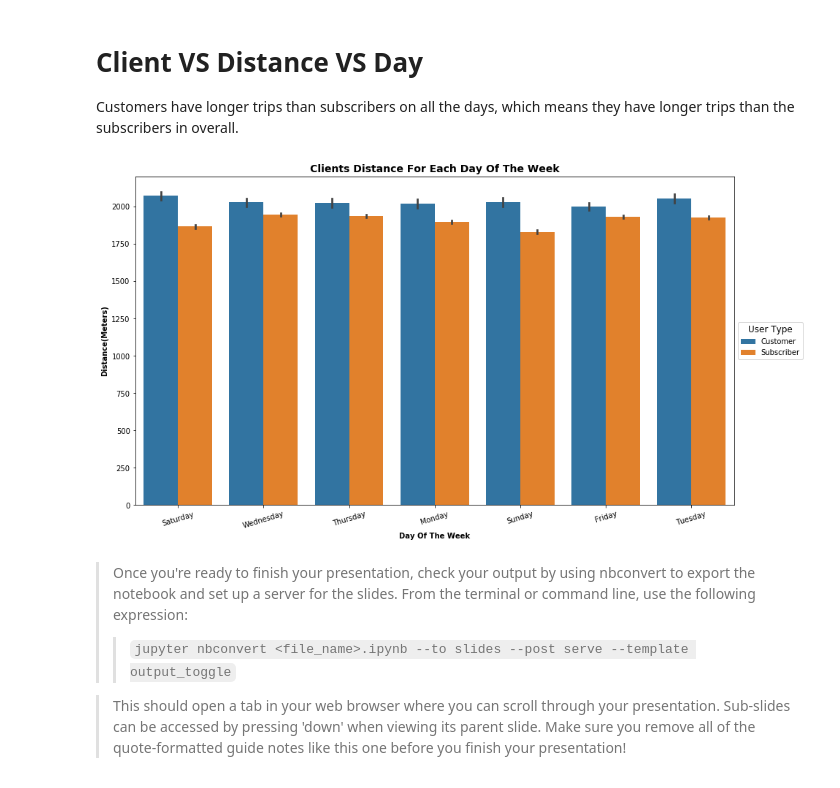
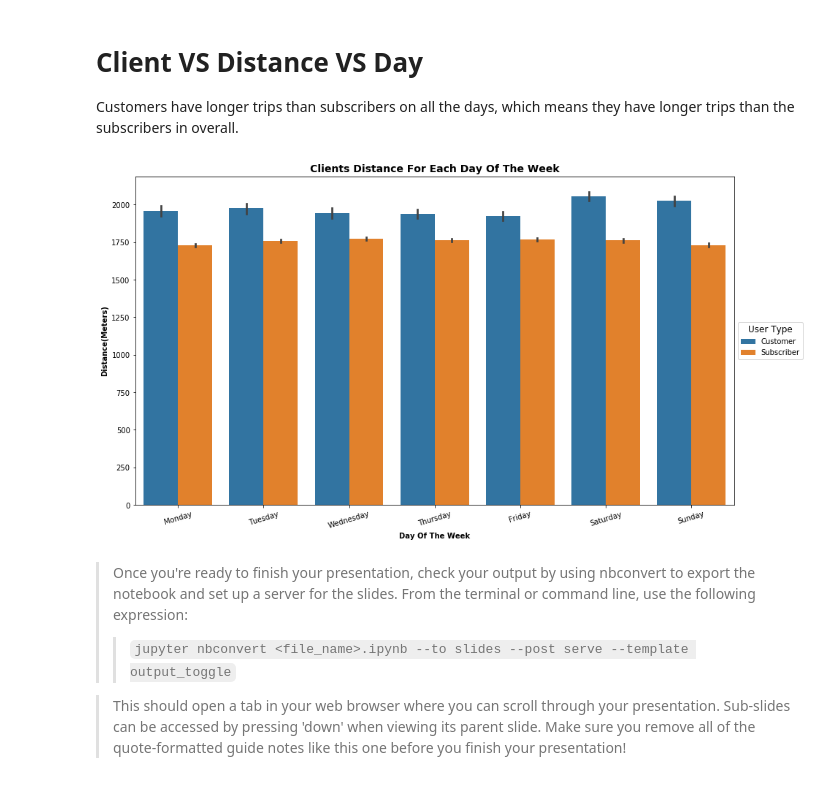
Before and after one commit to Ahmad-Almosallam/Communicate-Data-Findings, a Jupyter notebook: slide_deck_template.ipynb, the cells around one changed output. Saved outputs shown, nothing was run; the diff lists cells and outputs as text; code cells hidden in the pictures.

```diff
--- a/slide_deck_template.ipynb
+++ b/slide_deck_template.ipynb
@@ -95,15 +95,21 @@ plt.legend(title = 'Rental Access Method');
 
 Customers have longer trips than subscribers on all the days, which means they have longer trips than the subscribers in overall.
 # %%
+# List of days in order
+day_order = ['Monday', 'Tuesday','Wednesday','Thursday', 'Friday', 'Saturday', 'Sunday']
+# create ordered categorical variable
+df['day'] = pd.Categorical(df['day'],
+                           categories= day_order,
+                           ordered = True)
 plt.figure(figsize=[14.70 , 8.27])
 sb.barplot(data=df , x = 'day' , y = 'distance' , hue = 'user_type');
 plt.xticks(rotation = 17);
 plt.legend(loc ='center left' , bbox_to_anchor=(1,0.5) , title='User Type' , title_fontsize = 12);
 plt.xlabel('Day Of The Week'.title() , fontsize=10 , weight = 'bold')
 plt.ylabel('Distance(Meters)'.title() , fontsize=10 , weight = 'bold')
 plt.title('Clients distance for each day of the week'.title() , fontsize=14 , weight = 'bold');
 # %% [output]
-[figure, old version]
+[figure, new version]
 # %% [markdown]
 > Once you're ready to finish your presentation, check your output by using
 nbconvert to export the notebook and set up a server for the slides. From the
```
Also changed, not shown: parts of 1 cell of this notebook, 1 other file.
